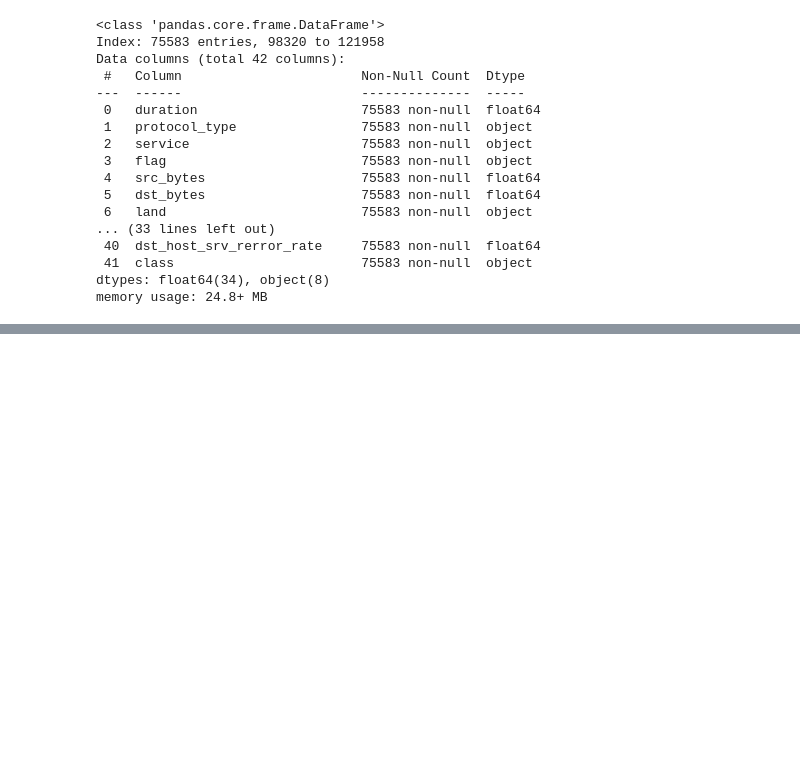
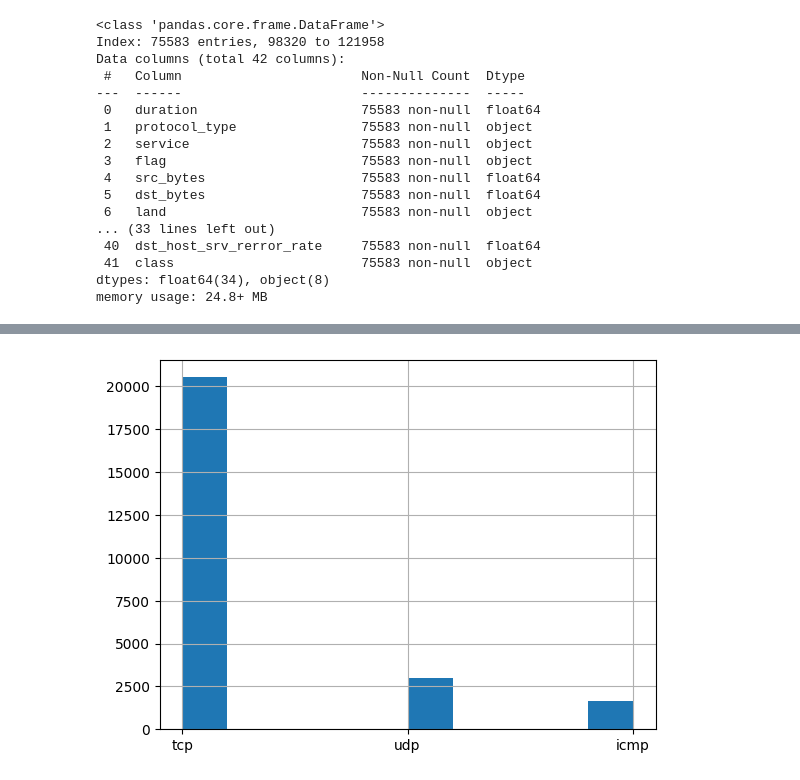
Before and after one commit to DiegoNoguez/Simulacion_Notebook, a Jupyter notebook: 07_Division_Data_Set.ipynb, the cells around one changed output, grey strips where cells are left out. Saved outputs shown, nothing was run; the diff lists cells and outputs as text; code cells hidden in the pictures; blank space fills up the shorter version.

```diff
--- a/07_Division_Data_Set.ipynb
+++ b/07_Division_Data_Set.ipynb
@@ -120,0 +195,5 @@ memory usage: 24.8+ MB
+# %%
+val_set['protocol_type'].hist()
+plt.show()
+# %% [output]
+[figure, added]
```
Also changed, not shown: parts of 15 cells of this notebook.
